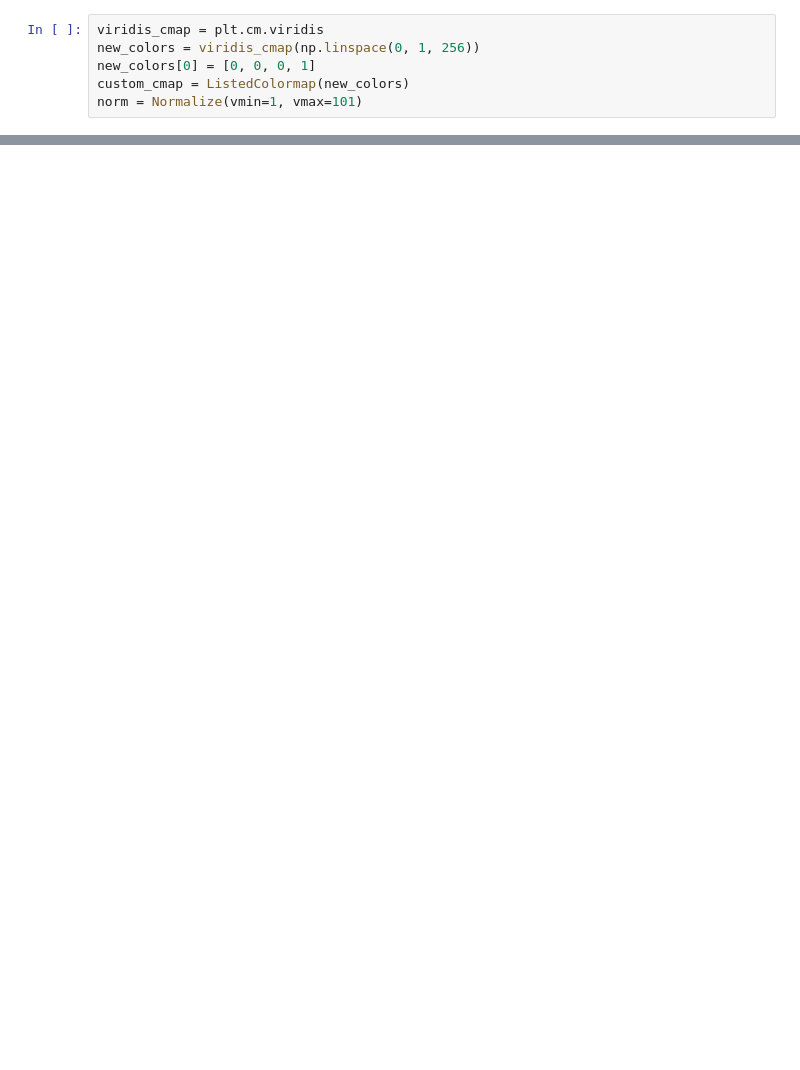
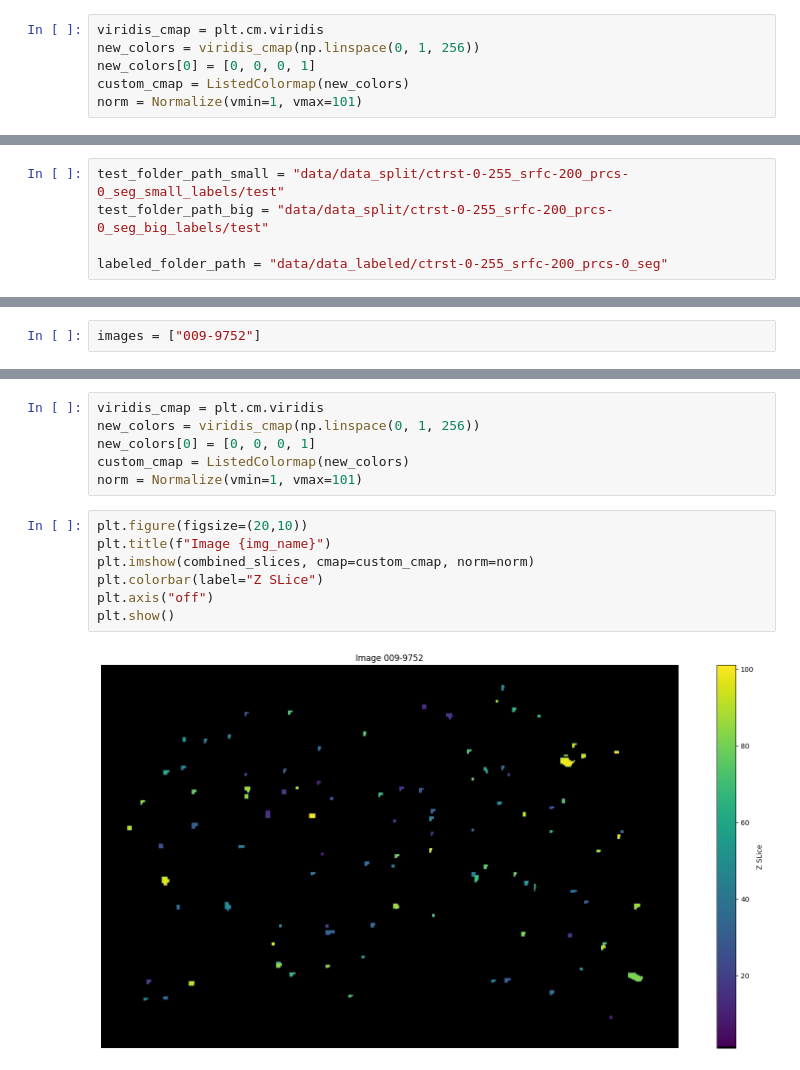
Before and after one commit to valee99/ML-project-2, a Jupyter notebook: visualisation.ipynb, the cells around one changed output, grey strips where cells are left out. Saved outputs shown, nothing was run; the diff lists cells and outputs as text; blank space fills up the shorter version.

Commit message:
ml/Update visualisation

```diff
--- a/visualisation.ipynb
+++ b/visualisation.ipynb
@@ -267,0 +411,5 @@ plt.show()
+# %%
+test_folder_path_small = "data/data_split/ctrst-0-255_srfc-200_prcs-0_seg_small_labels/test"
+test_folder_path_big = "data/data_split/ctrst-0-255_srfc-200_prcs-0_seg_big_labels/test"
+
+labeled_folder_path = "data/data_labeled/ctrst-0-255_srfc-200_prcs-0_seg"
@@ -267,0 +468,2 @@ plt.show()
+# %%
+images = ["009-9752"]
@@ -267,0 +575,15 @@ plt.show()
+# %%
+viridis_cmap = plt.cm.viridis
+new_colors = viridis_cmap(np.linspace(0, 1, 256))
+new_colors[0] = [0, 0, 0, 1]
+custom_cmap = ListedColormap(new_colors)
+norm = Normalize(vmin=1, vmax=101)
+# %%
+plt.figure(figsize=(20,10))
+plt.title(f"Image {img_name}")
+plt.imshow(combined_slices, cmap=custom_cmap, norm=norm)
+plt.colorbar(label="Z SLice")
+plt.axis("off")
+plt.show()
+# %% [output]
+[figure, added]
```
Also changed, not shown: parts of 25 cells of this notebook.
